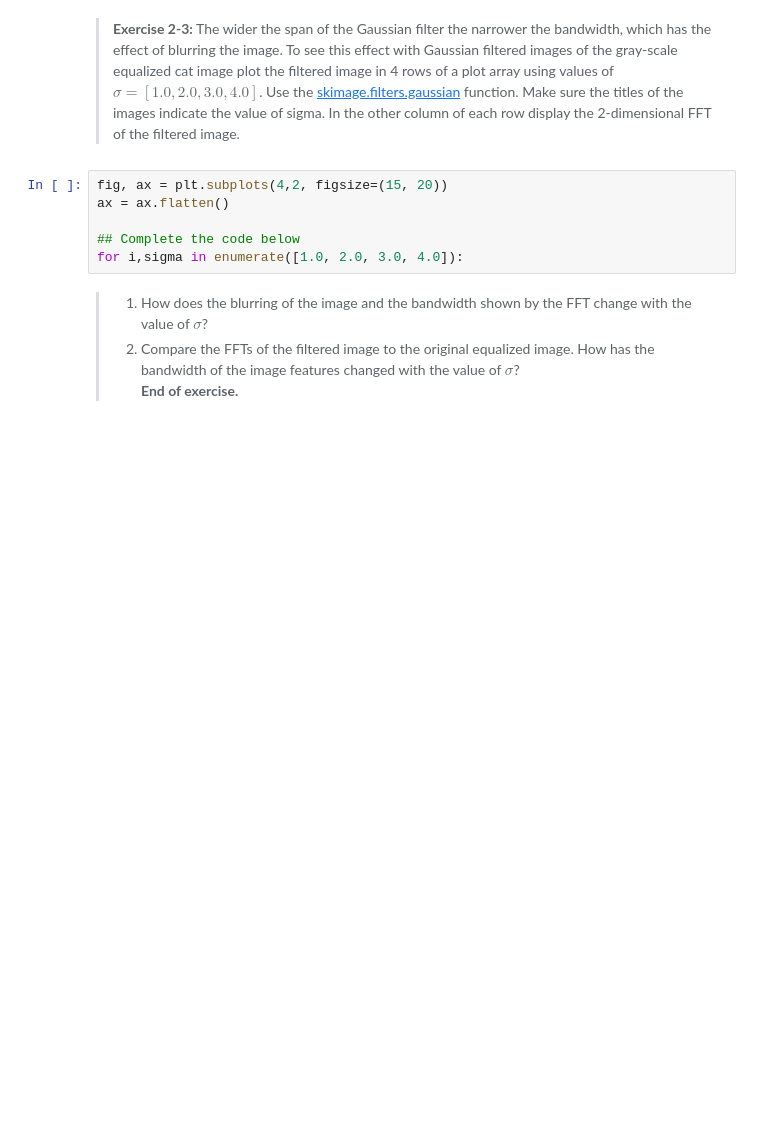
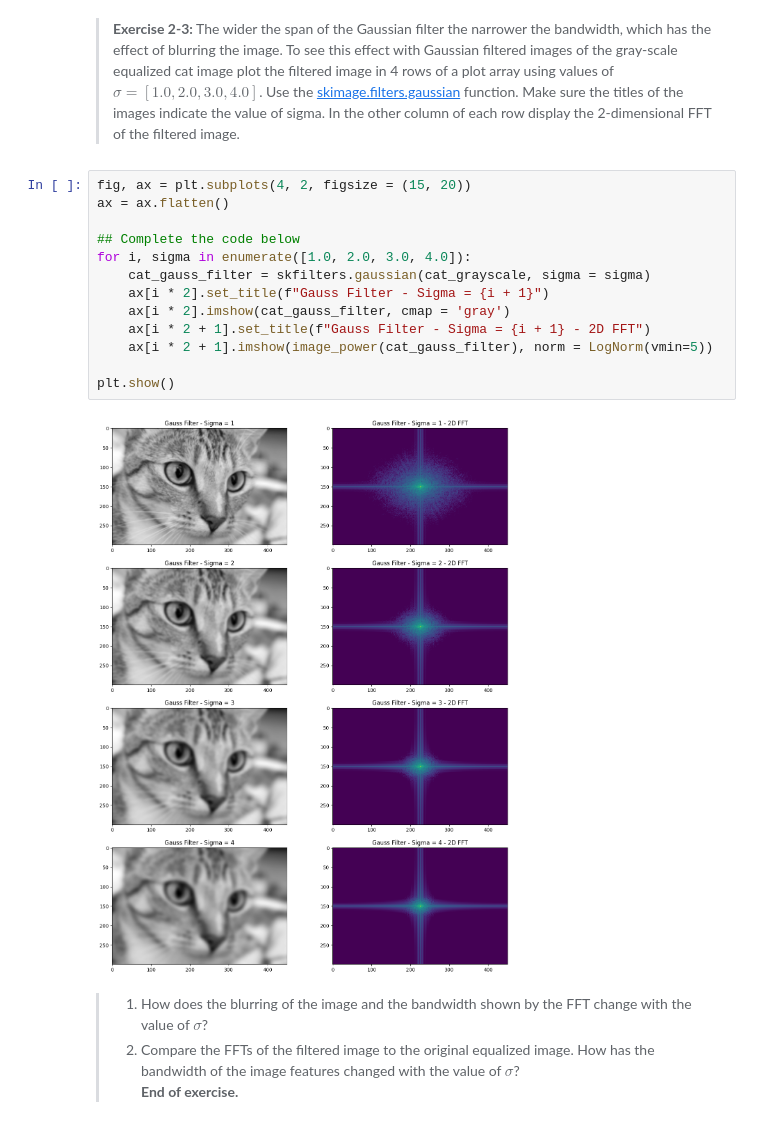
Before and after one commit to alvaroiramirez/CSCI_E-25, a Jupyter notebook: Labs/2_FilteringImages.ipynb, the cells around one changed output. Drawn from its saved outputs; the diff is of its cells as text; blank space fills up the shorter version.

```diff
--- a/Labs/2_FilteringImages.ipynb
+++ b/Labs/2_FilteringImages.ipynb
@@ -275,11 +275,20 @@ A Gaussian filter computes a 2-dimensional weighted moving average as it is pass
 # %% [markdown]
 > **Exercise 2-3:** The wider the span of the Gaussian filter the narrower the bandwidth, which has the effect of blurring the image. To see this effect with Gaussian filtered images of the gray-scale equalized cat image plot the filtered image in 4 rows of a plot array using values of $\sigma = [1.0,2.0,3.0,4.0]$. Use the [skimage.filters.gaussian](https://scikit-image.org/docs/dev/api/skimage.filters.html#skimage.filters.gaussian) function. Make sure the titles of the images indicate the value of sigma. In the other column of each row display the 2-dimensional FFT of the filtered image.
 # %%
-fig, ax = plt.subplots(4,2, figsize=(15, 20))
+fig, ax = plt.subplots(4, 2, figsize = (15, 20))
 ax = ax.flatten()
 
 ## Complete the code below
-for i,sigma in enumerate([1.0, 2.0, 3.0, 4.0]):
+for i, sigma in enumerate([1.0, 2.0, 3.0, 4.0]):
+    cat_gauss_filter = skfilters.gaussian(cat_grayscale, sigma = sigma)
+    ax[i * 2].set_title(f"Gauss Filter - Sigma = {i + 1}")
+    ax[i * 2].imshow(cat_gauss_filter, cmap = 'gray')
+    ax[i * 2 + 1].set_title(f"Gauss Filter - Sigma = {i + 1} - 2D FFT")
+    ax[i * 2 + 1].imshow(image_power(cat_gauss_filter), norm = LogNorm(vmin=5))
+
+plt.show()
+# %% [output]
+[figure, added]
 # %% [markdown]
 > 1. How does the blurring of the image and the bandwidth shown by the FFT change with the value of $\sigma$?
 > 2. Compare the FFTs of the filtered image to the original equalized image. How has the bandwidth of the image features changed with the value of $\sigma$?
```
Also changed, not shown: parts of 2 cells of this notebook.
